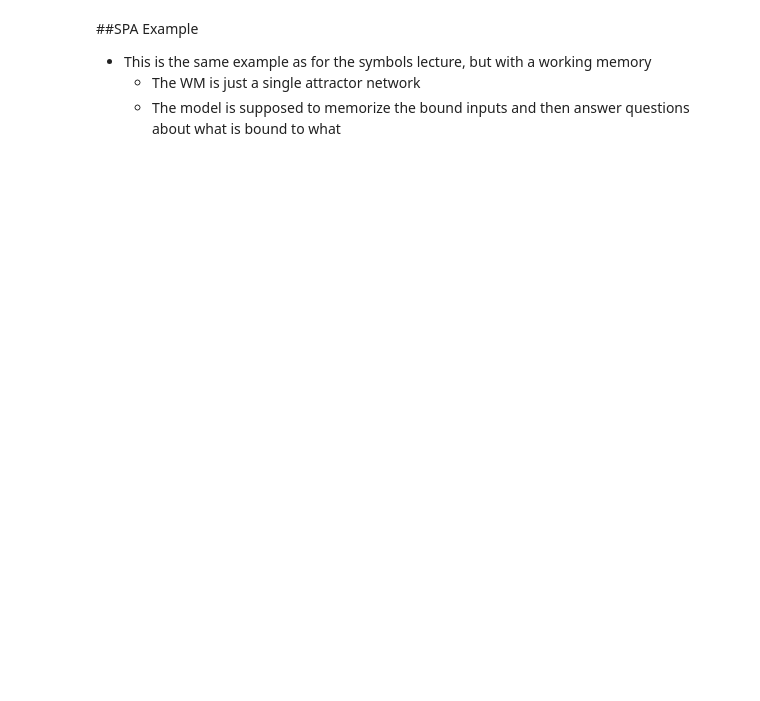
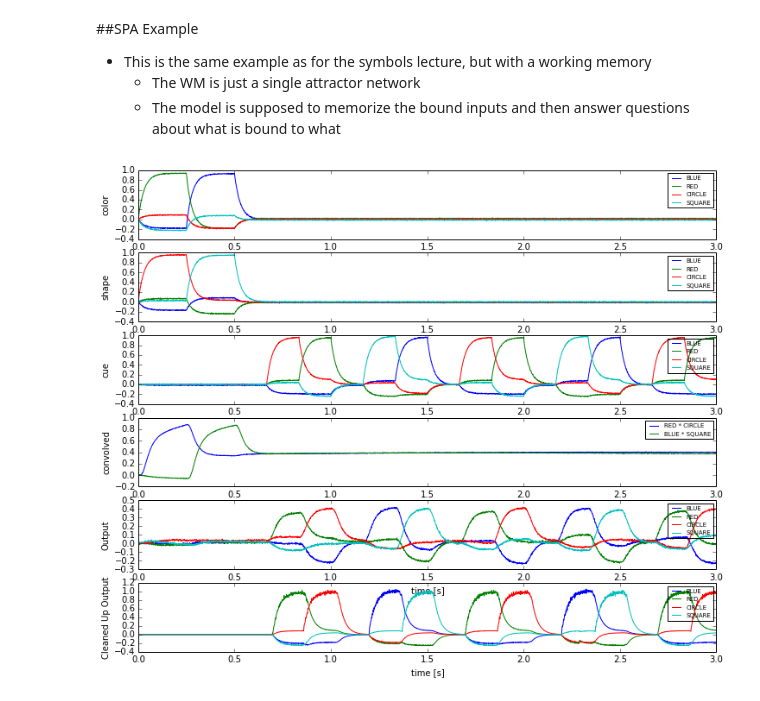
Before and after one commit to celiasmith/syde556, a Jupyter notebook: SYDE 556 Lecture 8 Memory.ipynb, the cells around one changed output. Drawn from its saved outputs; the diff is of its cells as text; code cells hidden in the pictures; blank space fills up the shorter version.

```diff
--- a/SYDE 556 Lecture 8 Memory.ipynb
+++ b/SYDE 556 Lecture 8 Memory.ipynb
@@ -620,37 +619,38 @@ sim = nengo.Simulator(model)
 sim.run(3.)
 # %%
 plt.figure(figsize=(12, 10))
-vocab = model.get_default_vocab(dimensions)
 
 plt.subplot(6, 1, 1)
 plt.plot(sim.trange(), model.similarity(sim.data, color_in))
 plt.legend(model.get_output_vocab('color_in').keys, fontsize='x-small')
 plt.ylabel("color")
 
 plt.subplot(6, 1, 2)
 plt.plot(sim.trange(), model.similarity(sim.data, shape_in))
 plt.legend(model.get_output_vocab('shape_in').keys, fontsize='x-small')
 plt.ylabel("shape")
 
 plt.subplot(6, 1, 3)
 plt.plot(sim.trange(), model.similarity(sim.data, cue))
 plt.legend(model.get_output_vocab('cue').keys, fontsize='x-small')
 plt.ylabel("cue")
 
 plt.subplot(6, 1, 4)
 for pointer in ['RED * CIRCLE', 'BLUE * SQUARE']:
     plt.plot(sim.trange(), vocab.parse(pointer).dot(sim.data[conv].T), label=pointer)
 plt.legend(fontsize='x-small')
 plt.ylabel("convolved")
 
 plt.subplot(6, 1, 5)
 plt.plot(sim.trange(), spa.similarity(sim.data[out], vocab))
 plt.legend(model.get_output_vocab('out').keys, fontsize='x-small')
 plt.ylabel("Output")
 plt.xlabel("time [s]");
 
 plt.subplot(6, 1, 6)
 plt.plot(sim.trange(), spa.similarity(sim.data[clean], vocab))
 plt.legend(model.get_output_vocab('am').keys, fontsize='x-small')
 plt.ylabel("Cleaned Up Output")
 plt.xlabel("time [s]");
+# %% [output]
+[figure, added]
```
Also changed, not shown: parts of 1 cell of this notebook, 1 other file.
